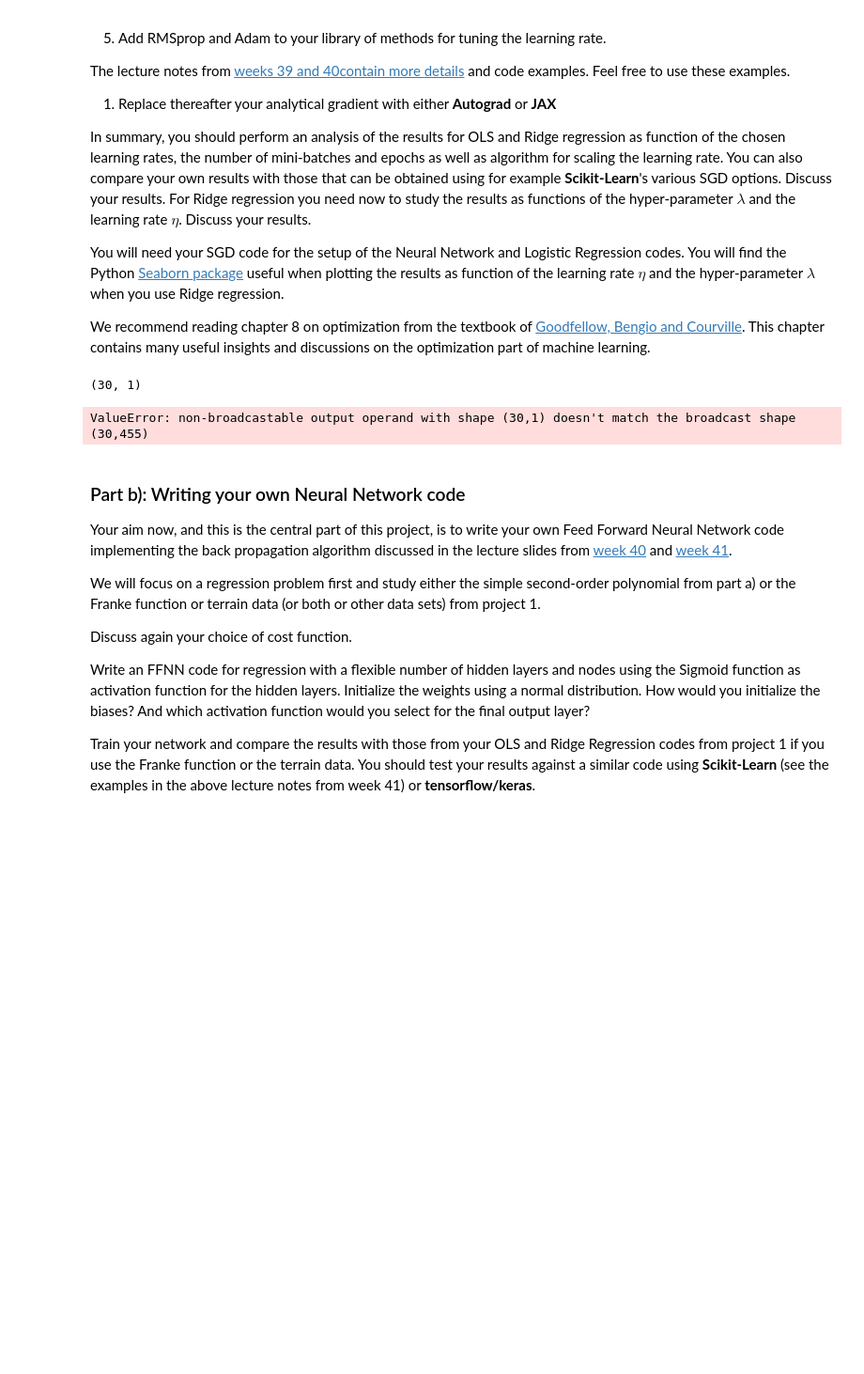
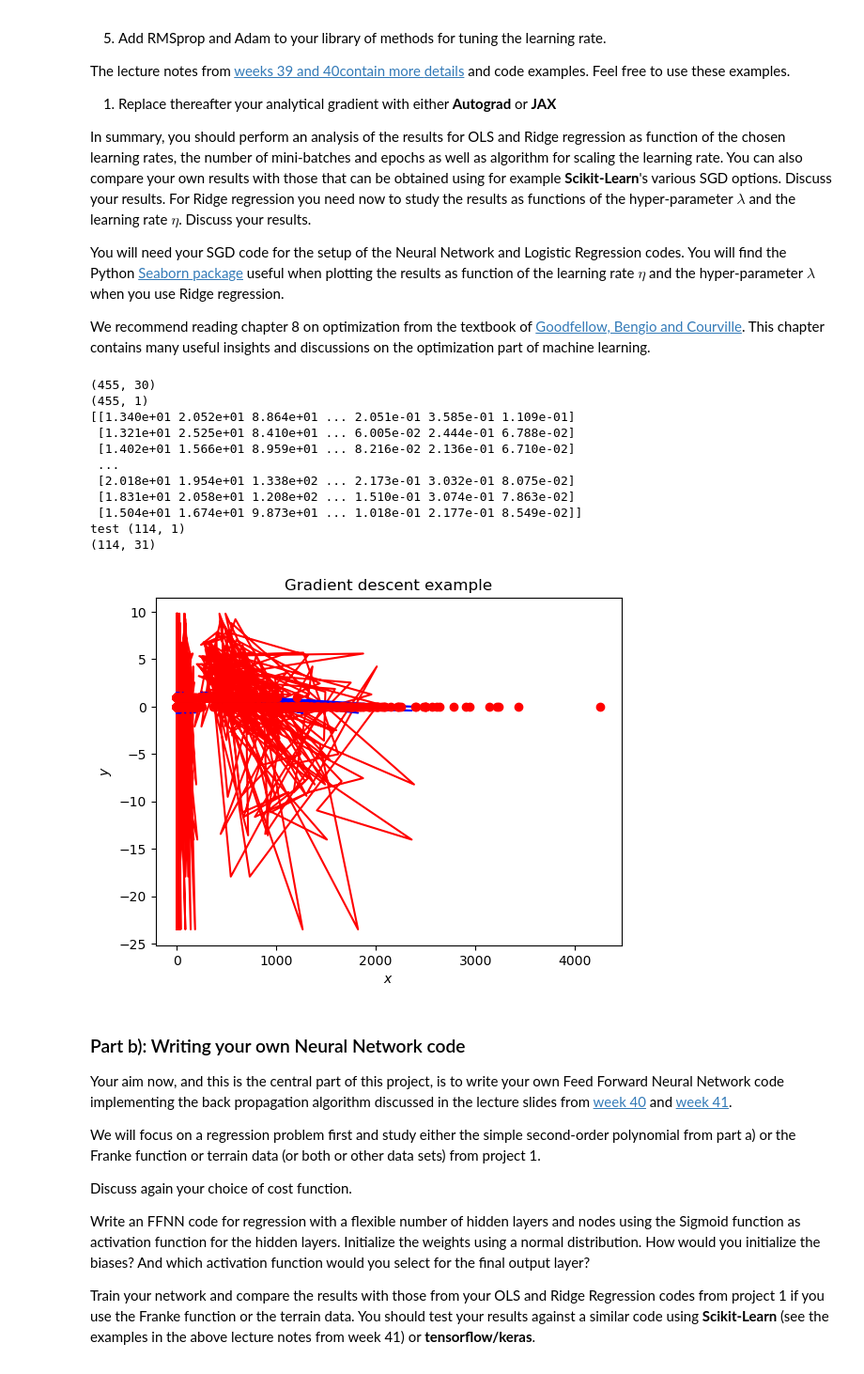
Before and after one commit to Yamacia/Project2data-ml, a Jupyter notebook: project2.ipynb, the cells around one changed output. Shown at 94% size. Cells and saved outputs as stored; diff of their text form; code cells hidden in the pictures; blank space fills up the shorter version.

Commit message:
Fixed gradient shape

```diff
--- a/project2.ipynb
+++ b/project2.ipynb
@@ -118,45 +118,59 @@ regression.
 We recommend reading chapter 8 on optimization from the textbook of [Goodfellow, Bengio and Courville](https://www.deeplearningbook.org/). This chapter contains many useful insights and discussions on the optimization part of machine learning.
 # %%
 X = X_train
-n = X_train.shape[0]
-y = y_train
+print(X.shape) # (455,30)
+n = X_train.shape[0] # 455
+y = y_train.reshape(-1,1) # (455,1)
+print(y.shape)
 # Hessian matrix
 H = (2.0/n)* X.T @ X
 # Get the eigenvalues
 EigValues, EigVectors = np.linalg.eig(H)
 # print(f"Eigenvalues of Hessian Matrix:{EigValues}")
 
-beta_linreg = np.linalg.inv(X.T @ X) @ X.T @ y
+beta_linreg = np.linalg.inv(X.T @ X) @ (X.T @ y)
 # print(beta_linreg)
 beta = np.random.randn(X_train.shape[1], 1)
-print(beta.shape)
+# print(beta.shape) # (30,1)
 
 eta = 1.0/np.max(EigValues)
 Niterations = 1000
 
 
 for iter in range(Niterations):
-    gradient = (2.0/n)*X.T @ (X @ beta-y)
+    gradient = 2.0/n*X.T @ ((X @ beta)-y)
     #gradient has the wrong dimensions, idk how this happened
     beta -= eta*gradient
 
 
-print(beta)
+# print(beta)
 xnew = X_test
+print("test", np.ones((len(xnew), 1)).shape)
 xbnew = np.c_[np.ones((len(xnew), 1)), xnew]
-ypredict = xbnew.dot(beta)
-ypredict2 = xbnew.dot(beta_linreg)
+print(xbnew.shape)
+ypredict = xnew.dot(beta)
+ypredict2 = xnew.dot(beta_linreg)
 plt.plot(xnew, ypredict, "r-")
 plt.plot(xnew, ypredict2, "b-")
-plt.plot(x, y ,'ro')
-plt.axis([0,2.0,0, 15.0])
+plt.plot(X, y ,'ro')
+# plt.axis([0,2.0,0, 15.0])
 plt.xlabel(r'$x$')
 plt.ylabel(r'$y$')
 plt.title(r'Gradient descent example')
 plt.show()
 # %% [output]
-(30, 1)
+(455, 30)
+(455, 1)
+[[1.340e+01 2.052e+01 8.864e+01 ... 2.051e-01 3.585e-01 1.109e-01]
+ [1.321e+01 2.525e+01 8.410e+01 ... 6.005e-02 2.444e-01 6.788e-02]
+ [1.402e+01 1.566e+01 8.959e+01 ... 8.216e-02 2.136e-01 6.710e-02]
+ ...
+ [2.018e+01 1.954e+01 1.338e+02 ... 2.173e-01 3.032e-01 8.075e-02]
+ [1.831e+01 2.058e+01 1.208e+02 ... 1.510e-01 3.074e-01 7.863e-02]
+ [1.504e+01 1.674e+01 9.873e+01 ... 1.018e-01 2.177e-01 8.549e-02]]
+test (114, 1)
+(114, 31)
-ValueError: non-broadcastable output operand with shape (30,1) doesn't match the broadcast shape (30,455)
+[figure, added]
 # %% [markdown]
 ### Part b): Writing your own Neural Network code
 
```
